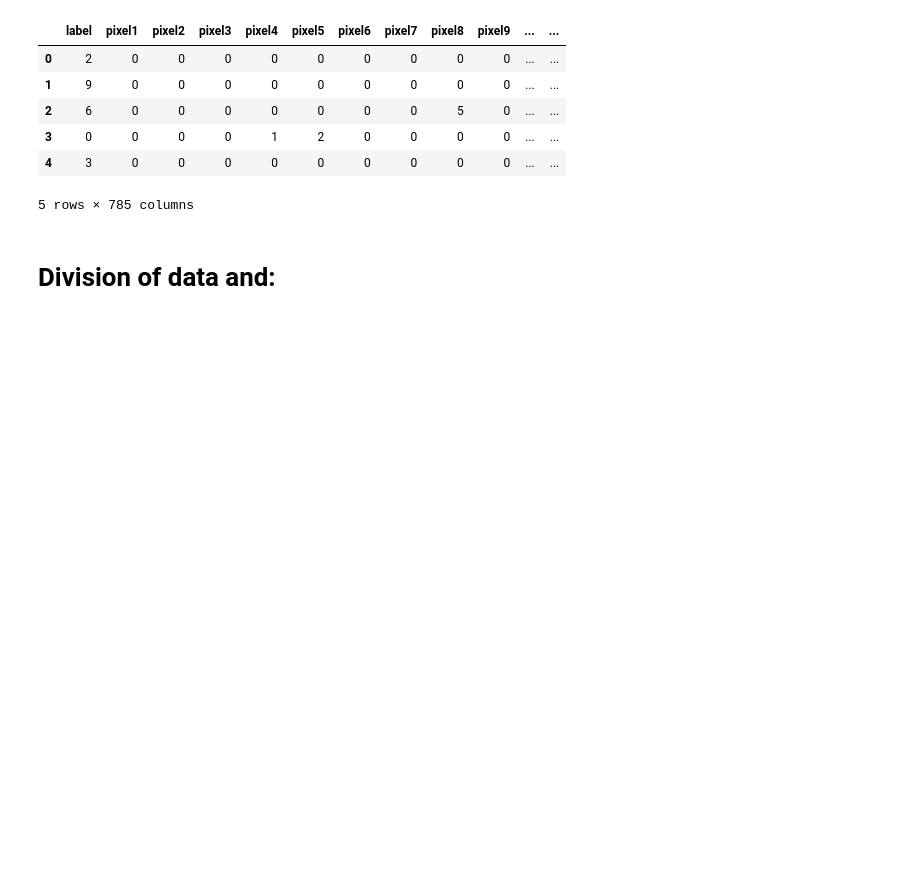
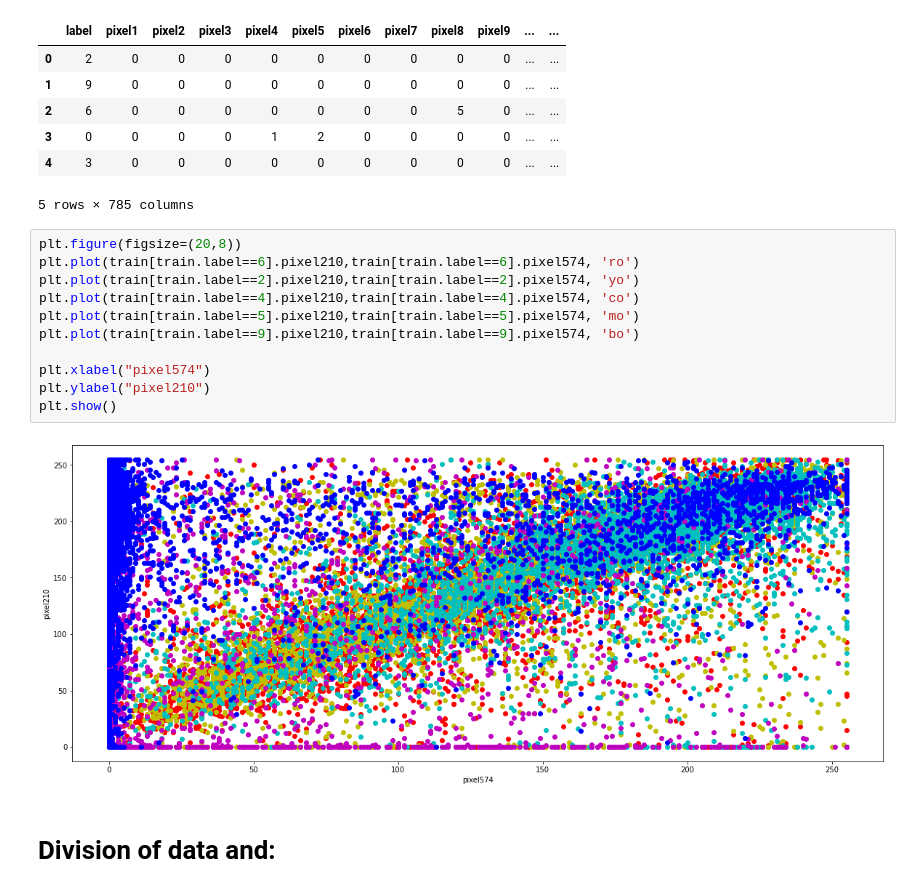
Before and after one commit to TairMazriv/FinalProject, a Jupyter notebook: Fashion Mnist.ipynb, the cells around one changed output. Cells and saved outputs as stored; diff of their text form; blank space fills up the shorter version.

```diff
--- a/Fashion Mnist.ipynb
+++ b/Fashion Mnist.ipynb
@@ -24,6 +24,19 @@ train.head()
 | 3 | 0 | 0 | 0 | 0 | 1 | 2 | 0 | 0 | 0 | 0 | ... | ... |
 | 4 | 3 | 0 | 0 | 0 | 0 | 0 | 0 | 0 | 0 | 0 | ... | ... |
 5 rows × 785 columns
+# %%
+plt.figure(figsize=(20,8))
+plt.plot(train[train.label==6].pixel210,train[train.label==6].pixel574, 'ro')
+plt.plot(train[train.label==2].pixel210,train[train.label==2].pixel574, 'yo')
+plt.plot(train[train.label==4].pixel210,train[train.label==4].pixel574, 'co')
+plt.plot(train[train.label==5].pixel210,train[train.label==5].pixel574, 'mo')
+plt.plot(train[train.label==9].pixel210,train[train.label==9].pixel574, 'bo')
+
+plt.xlabel("pixel574")
+plt.ylabel("pixel210")
+plt.show()
+# %% [output]
+[figure, added]
 # %% [markdown]
 # Division of data and:
 # %%
```
Also changed, not shown: 2 other files.
